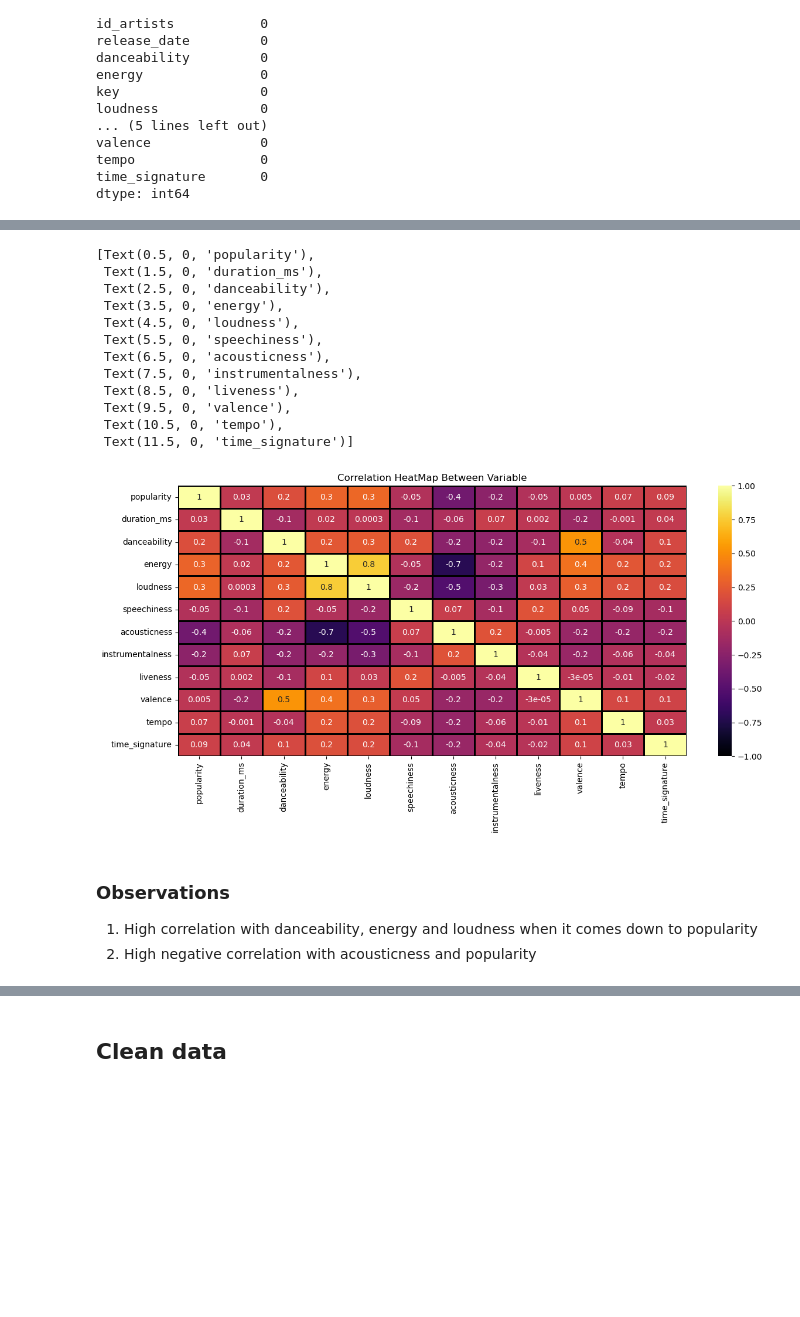
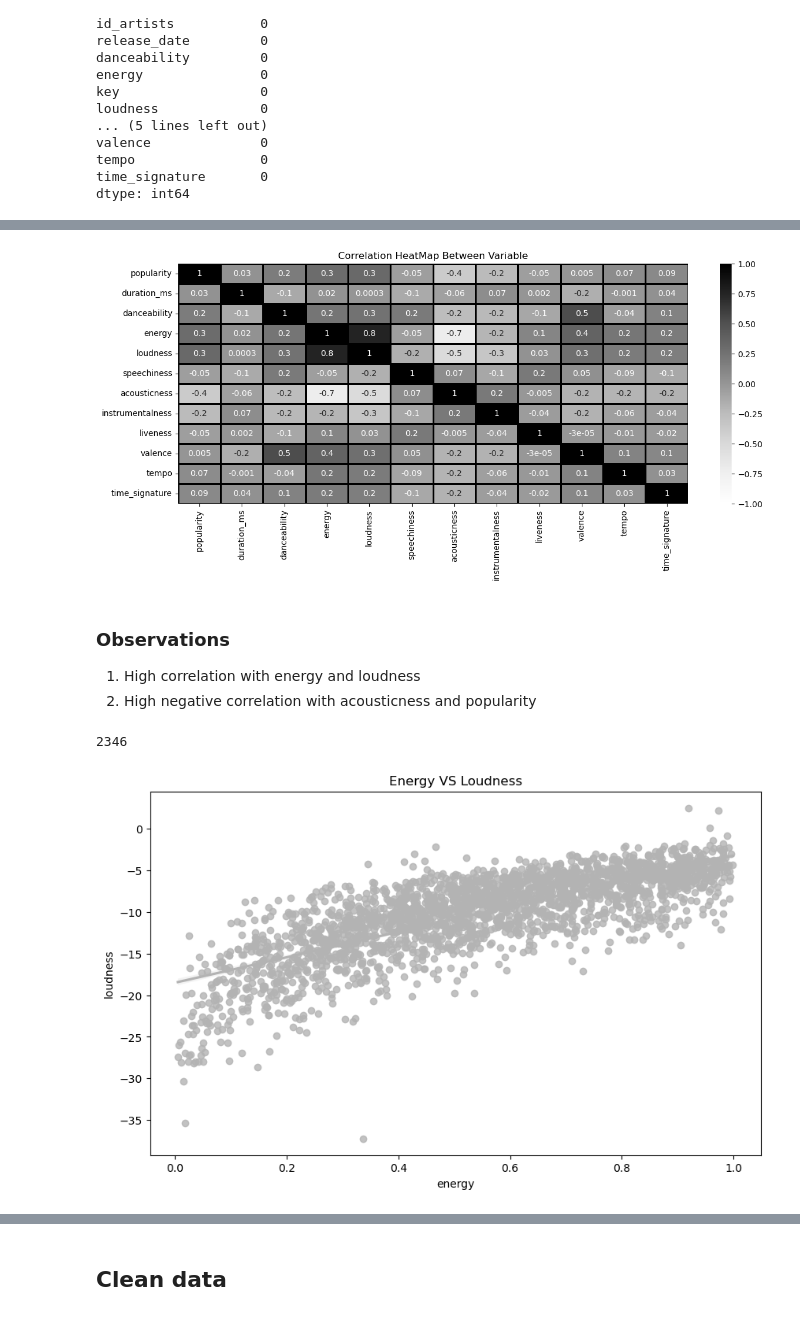
Before and after one commit to DrakeData/MSDS434-Final_P2, a Jupyter notebook: 01-DataGathering.ipynb, the cells around one changed output, grey strips where cells are left out. Cells and saved outputs as stored; diff of their text form; code cells hidden in the pictures; blank space fills up the shorter version.

```diff
--- a/01-DataGathering.ipynb
+++ b/01-DataGathering.ipynb
@@ -101,24 +101,30 @@ most_popular[:10]
 # %%
 corr_df = tracks_df.drop(["key", "mode", "explicit"], axis = 1).corr(method = "pearson")
 plt.figure(figsize = (14,6))
-heatmap = sns.heatmap(corr_df, annot = True, fmt = ".1g", vmin = -1, vmax = 1, center = 0, cmap = "inferno", linewidths = 1, linecolor = "Black")
+heatmap = sns.heatmap(corr_df, annot = True, fmt = ".1g", vmin = -1, vmax = 1, center = 0, cmap = "Greys"
+                      , linewidths = 1, linecolor = "Black")
 heatmap.set_title("Correlation HeatMap Between Variable")
 heatmap.set_xticklabels(heatmap.get_xticklabels(), rotation = 90)
+
+plt.gcf().subplots_adjust(bottom=0.20)
+
+# export heatmap
+plt.savefig('heatmap1.png', dpi=300, transparent=True)
 # %% [output]
-[Text(0.5, 0, 'popularity'),
- Text(1.5, 0, 'duration_ms'),
- Text(2.5, 0, 'danceability'),
- Text(3.5, 0, 'energy'),
- Text(4.5, 0, 'loudness'),
- Text(5.5, 0, 'speechiness'),
- Text(6.5, 0, 'acousticness'),
- Text(7.5, 0, 'instrumentalness'),
- Text(8.5, 0, 'liveness'),
- Text(9.5, 0, 'valence'),
- Text(10.5, 0, 'tempo'),
- Text(11.5, 0, 'time_signature')]
-[figure, old version]
+[figure, new version]
 # %% [markdown]
 ### Observations
-1. High correlation with danceability, energy and loudness when it comes down to popularity
+1. High correlation with energy and loudness
 2. High negative correlation with acousticness and popularity
+# %%
+sample = tracks_df.sample(int(0.004 * len(tracks_df)))
+print(len(sample))
+# %% [output]
+2346
+# %%
+# Energy vs Loudness
+plt.figure(figsize=(10,6))
+sns.regplot(data=sample, x="energy", y="loudness", color="#B3B3B3").set(title="Energy VS Loudness")
+plt.savefig('energy_vs_loud.png', transparent=True)
+# %% [output]
+[figure, added]
```
Also changed, not shown: parts of 6 cells of this notebook, 11 other files.
